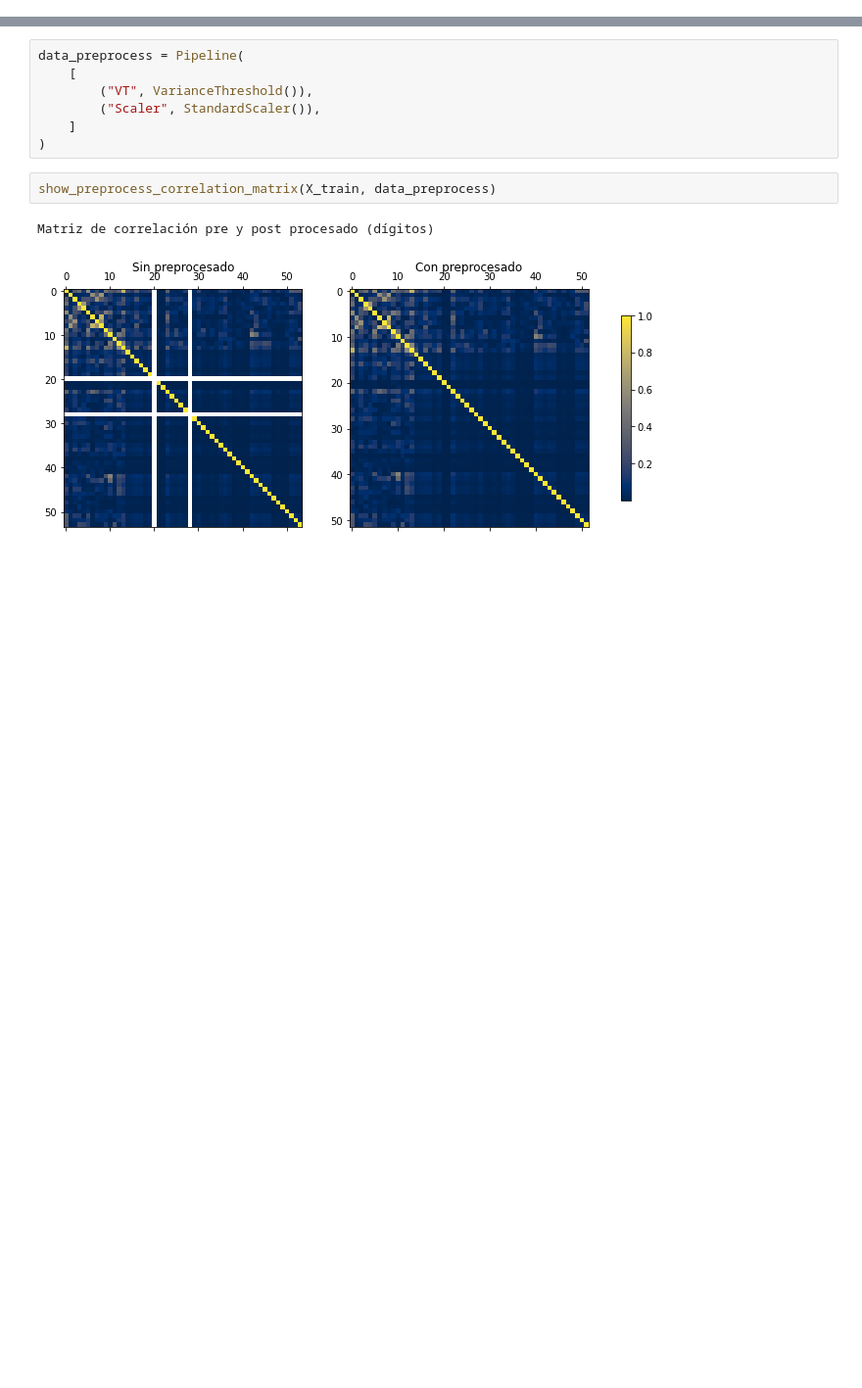
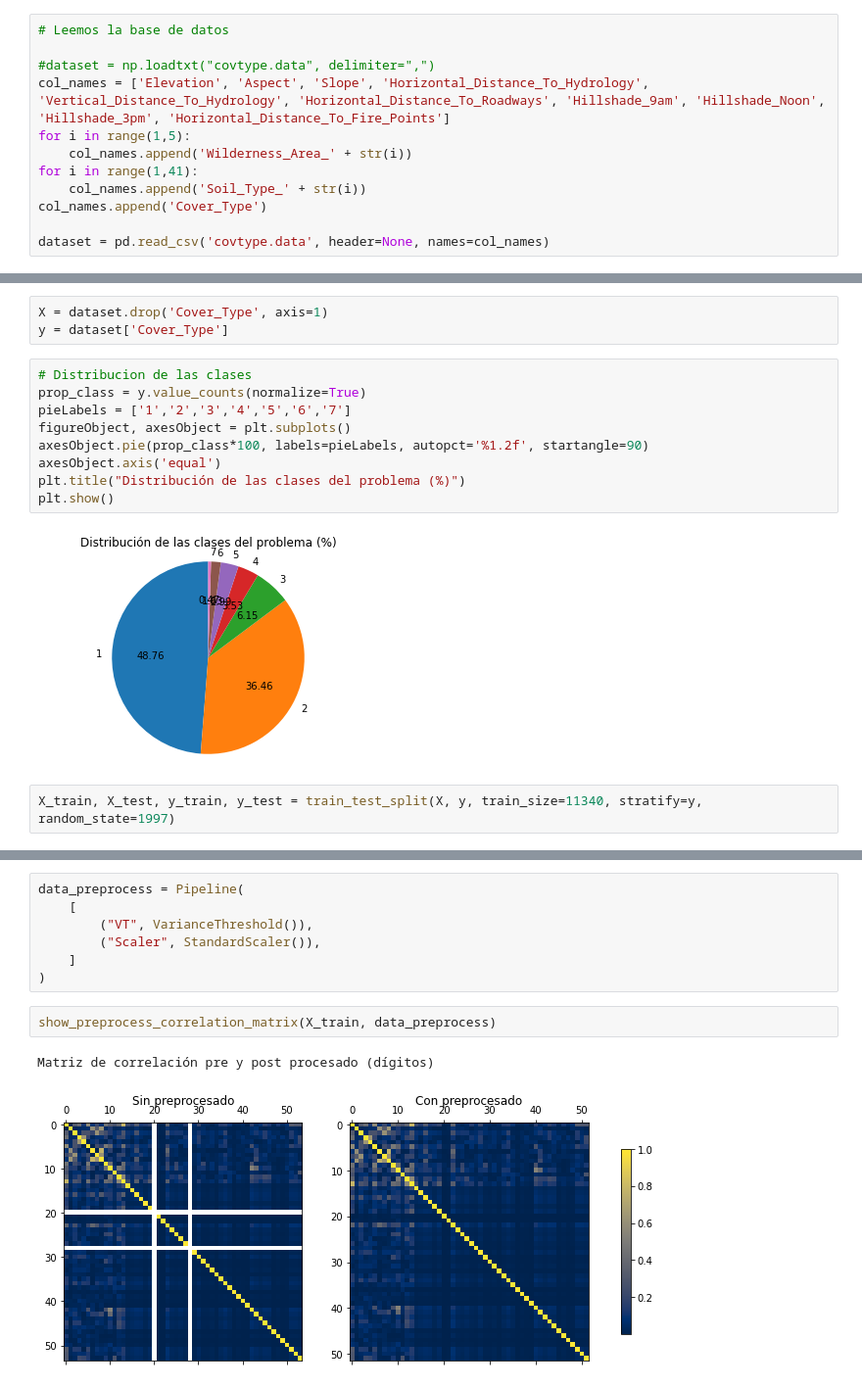
Before and after one commit to Ludvins/DGIIM_ProyectoAA, a Jupyter notebook: Proyecto.ipynb, the cells around one changed output, grey strips where cells are left out. Shown at 98% size. Cells and saved outputs as stored; diff of their text form; blank space fills up the shorter version.

```diff
--- a/Proyecto.ipynb
+++ b/Proyecto.ipynb
@@ -24,0 +11,12 @@ y_test = test[:, -1]
+# %%
+# Leemos la base de datos
+
+#dataset = np.loadtxt("covtype.data", delimiter=",")
+col_names = ['Elevation', 'Aspect', 'Slope', 'Horizontal_Distance_To_Hydrology', 'Vertical_Distance_To_Hydrology', 'Horizontal_Distance_To_Roadways', 'Hillshade_9am', 'Hillshade_Noon', 'Hillshade_3pm', 'Horizontal_Distance_To_Fire_Points']
+for i in range(1,5):
+    col_names.append('Wilderness_Area_' + str(i))
+for i in range(1,41):
+    col_names.append('Soil_Type_' + str(i))
+col_names.append('Cover_Type')
+
+dataset = pd.read_csv('covtype.data', header=None, names=col_names)
@@ -24,0 +32,16 @@ y_test = test[:, -1]
+# %%
+X = dataset.drop('Cover_Type', axis=1)
+y = dataset['Cover_Type']
+# %%
+# Distribucion de las clases
+prop_class = y.value_counts(normalize=True)
+pieLabels = ['1','2','3','4','5','6','7']
+figureObject, axesObject = plt.subplots()
+axesObject.pie(prop_class*100, labels=pieLabels, autopct='%1.2f', startangle=90)
+axesObject.axis('equal')
+plt.title("Distribución de las clases del problema (%)")
+plt.show()
+# %% [output]
+[figure, added]
+# %%
+X_train, X_test, y_train, y_test = train_test_split(X, y, train_size=11340, stratify=y, random_state=1997)
```
Also changed, not shown: parts of 8 cells of this notebook.
